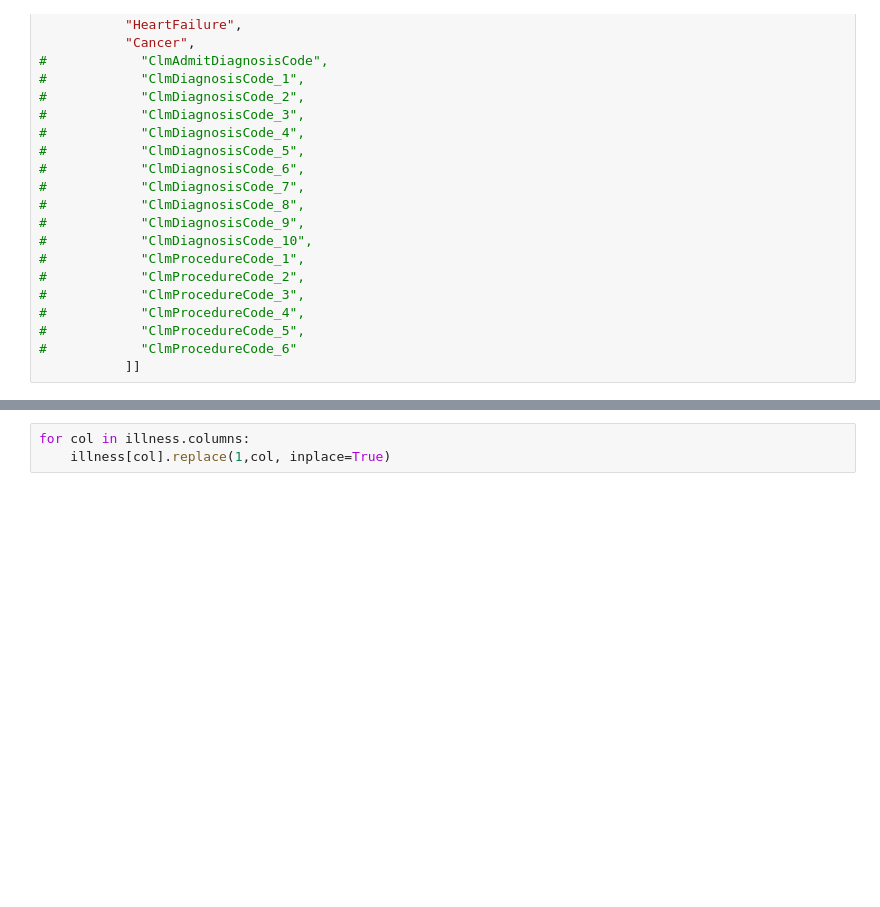
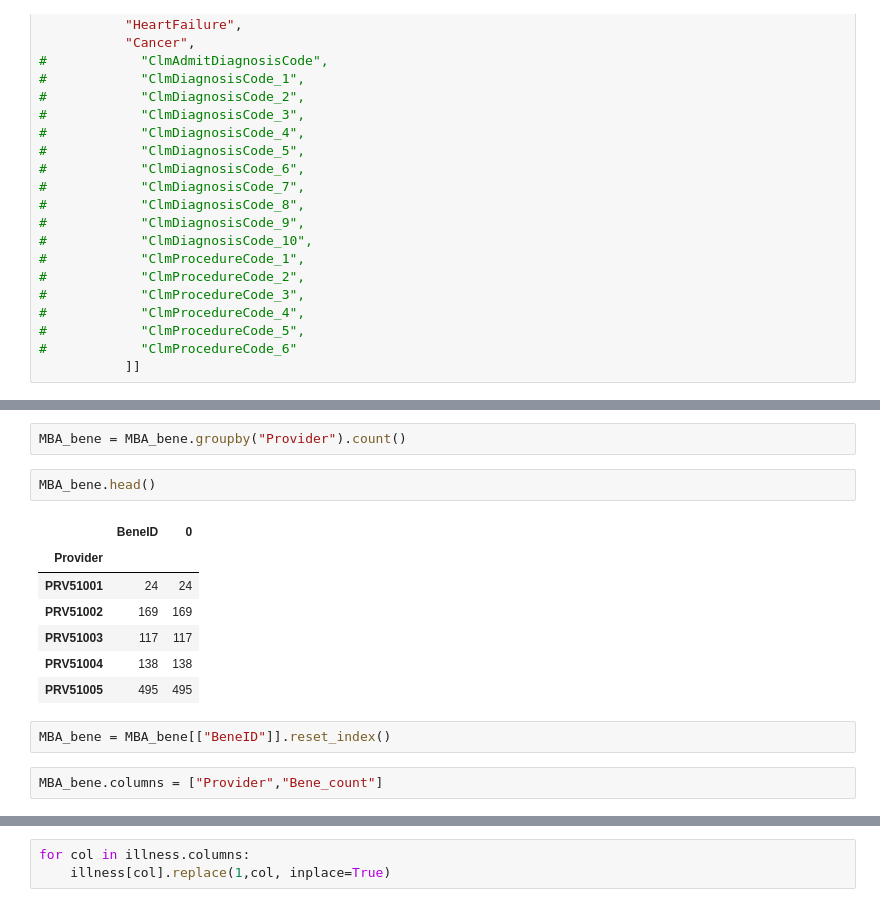
Before and after one commit to DebLeong/HealthCareCapstone, a Jupyter notebook: deb/Market Basket Analysis - illness2.ipynb, the cells around one changed output, grey strips where cells are left out. Cells and saved outputs as stored; diff of their text form; blank space fills up the shorter version.

```diff
--- a/deb/Market Basket Analysis - illness2.ipynb
+++ b/deb/Market Basket Analysis - illness2.ipynb
@@ -105,0 +137,16 @@ illness.head()
+# %%
+MBA_bene = MBA_bene.groupby("Provider").count()
+# %%
+MBA_bene.head()
+# %% [output]
+|  | BeneID | 0 |
+| Provider |  |  |
+| PRV51001 | 24 | 24 |
+| PRV51002 | 169 | 169 |
+| PRV51003 | 117 | 117 |
+| PRV51004 | 138 | 138 |
+| PRV51005 | 495 | 495 |
+# %%
+MBA_bene = MBA_bene[["BeneID"]].reset_index()
+# %%
+MBA_bene.columns = ["Provider","Bene_count"]
```
Also changed, not shown: parts of 11 cells of this notebook, 2 other files.
